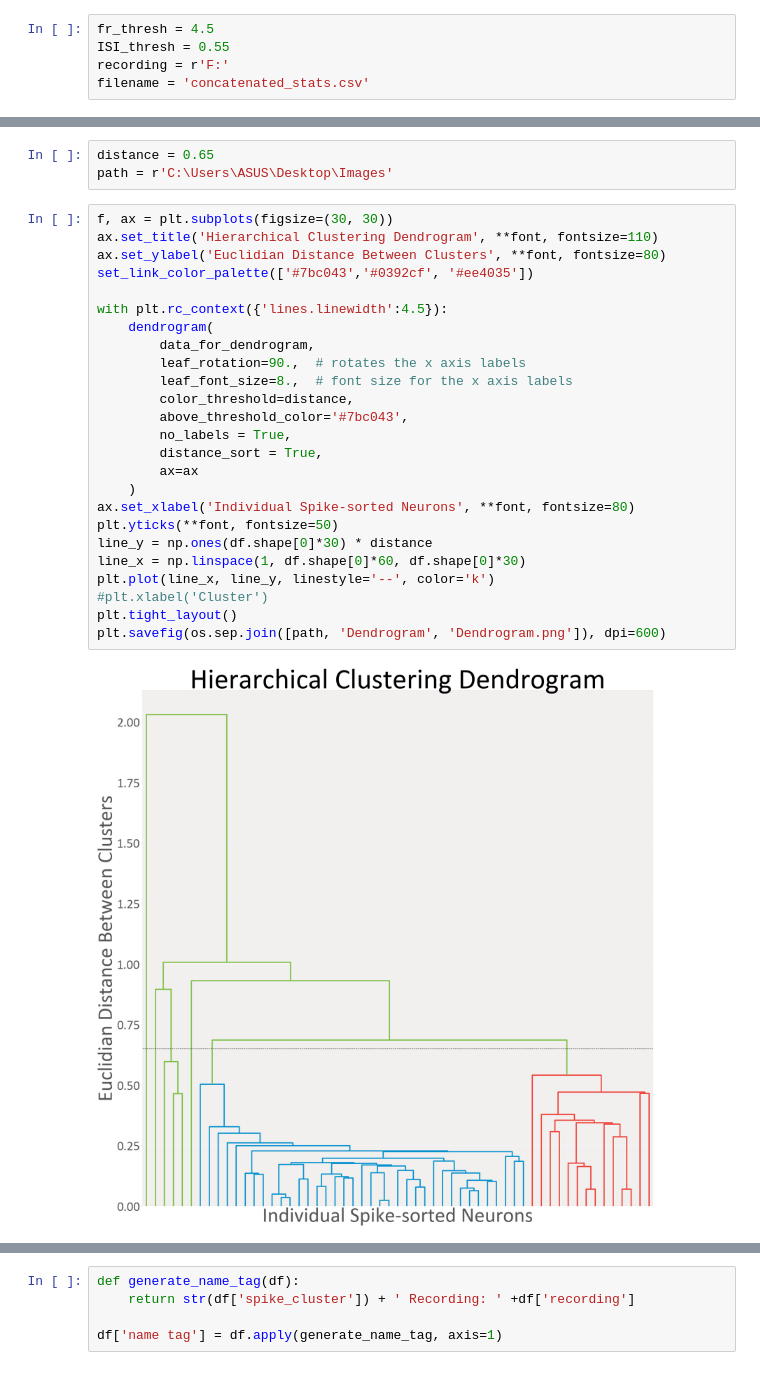
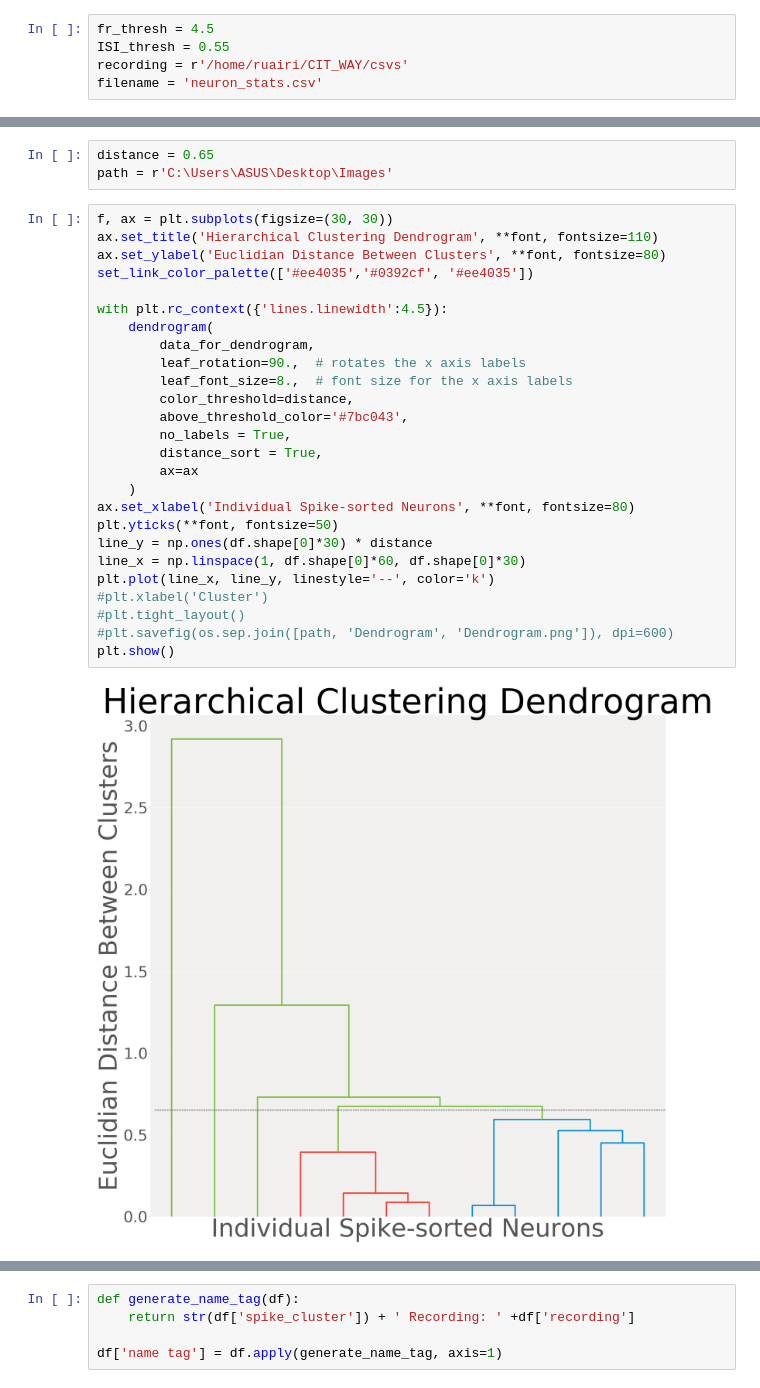
Before and after one commit to Ruairi-osul/ephys, a Jupyter notebook: mua_analysis/notebooks/Cluster testing.ipynb, the cells around one changed output, grey strips where cells are left out. Cells and saved outputs as stored; diff of their text form.

```diff
--- a/mua_analysis/notebooks/Cluster testing.ipynb
+++ b/mua_analysis/notebooks/Cluster testing.ipynb
@@ -18,8 +18,8 @@ font = {'fontname':'Calibri'}
 # %%
 fr_thresh = 4.5
 ISI_thresh = 0.55
-recording = r'F:'
-filename = 'concatenated_stats.csv'
+recording = r'/home/ruairi/CIT_WAY/csvs'
+filename = 'neuron_stats.csv'
 # %%
 df = pd.read_csv(os.sep.join([recording, filename]))
 df.index.name = 'Cluster_ID'
@@ -64,30 +65,31 @@ path = r'C:\Users\ASUS\Desktop\Images'
 # %%
 f, ax = plt.subplots(figsize=(30, 30))
 ax.set_title('Hierarchical Clustering Dendrogram', **font, fontsize=110)
 ax.set_ylabel('Euclidian Distance Between Clusters', **font, fontsize=80)
-set_link_color_palette(['#7bc043','#0392cf', '#ee4035'])
+set_link_color_palette(['#ee4035','#0392cf', '#ee4035'])
 
 with plt.rc_context({'lines.linewidth':4.5}):
     dendrogram(
         data_for_dendrogram,
         leaf_rotation=90.,  # rotates the x axis labels
         leaf_font_size=8.,  # font size for the x axis labels
         color_threshold=distance,
         above_threshold_color='#7bc043',
         no_labels = True,
         distance_sort = True,
         ax=ax
     )
 ax.set_xlabel('Individual Spike-sorted Neurons', **font, fontsize=80)
 plt.yticks(**font, fontsize=50)
 line_y = np.ones(df.shape[0]*30) * distance
 line_x = np.linspace(1, df.shape[0]*60, df.shape[0]*30)
 plt.plot(line_x, line_y, linestyle='--', color='k')
 #plt.xlabel('Cluster')
-plt.tight_layout()
-plt.savefig(os.sep.join([path, 'Dendrogram', 'Dendrogram.png']), dpi=600)
+#plt.tight_layout()
+#plt.savefig(os.sep.join([path, 'Dendrogram', 'Dendrogram.png']), dpi=600)
+plt.show()
 # %% [output]
-[figure, old version]
+[figure, new version]
 # %%
 distance = distance
 clusters = fcluster(data_for_dendrogram, distance, criterion='distance')
```
Also changed, not shown: parts of 5 cells of this notebook, 6 other files.
